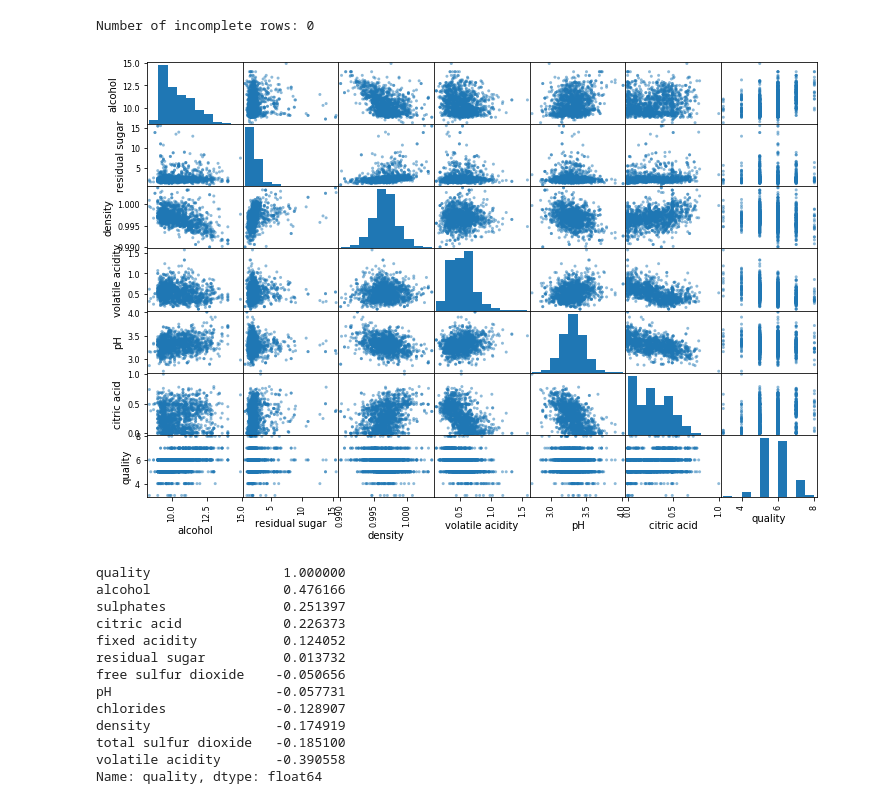
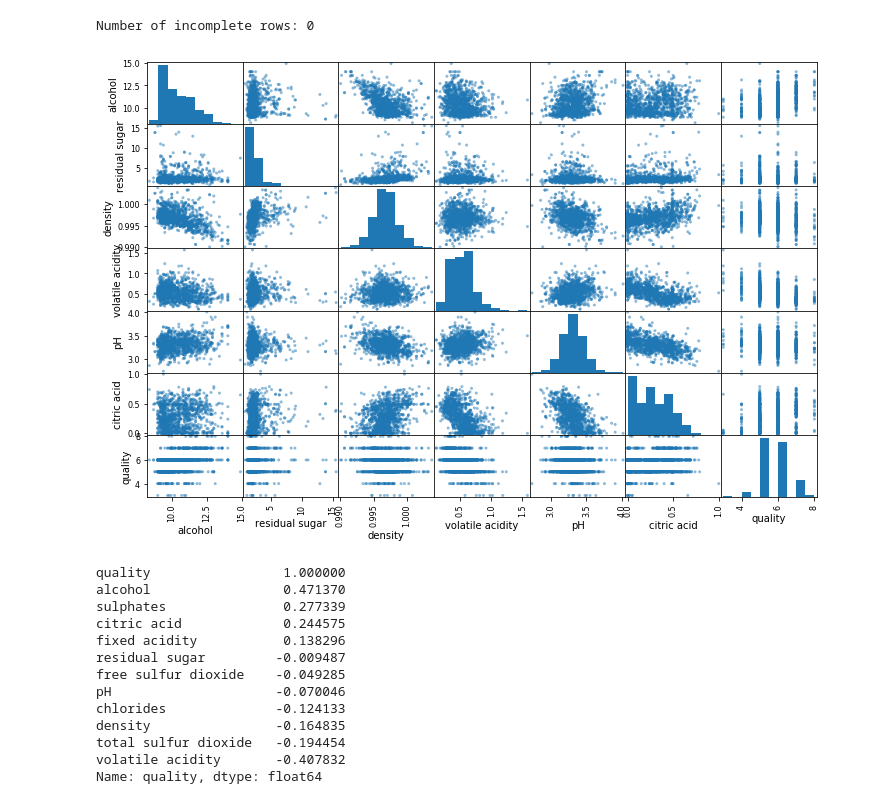
Before and after one commit to hankehly/red-wine-quality, a Jupyter notebook: red-wine-quality.ipynb, the cells around one changed output. Drawn from its saved outputs; the diff is of its cells as text; code cells hidden in the pictures.

```diff
--- a/red-wine-quality.ipynb
+++ b/red-wine-quality.ipynb
@@ -132,25 +135,25 @@ print('Number of incomplete rows: %s' % len(sample_incomplete_rows))
 Number of incomplete rows: 0
 # %%
 attrs = ['alcohol', 'residual sugar', 'density', 'volatile acidity', 'pH', 'citric acid', 'quality']
-pd.plotting.scatter_matrix(df[attrs], figsize=(12, 8))
+pd.plotting.scatter_matrix(df_train[attrs], figsize=(12, 8))
 plt.show()
 # %% [output]
-[figure, old version]
+[figure, new version]
 # %%
 # Study the correlations between attributes.
 # It appears alcohol positively correlates with quality, while volatile acidity negatively correlates with quality
-df.corr()['quality'].sort_values(ascending=False)
+df_train.corr()['quality'].sort_values(ascending=False)
 # %% [output]
 quality                 1.000000
-alcohol                 0.476166
-sulphates               0.251397
-citric acid             0.226373
-fixed acidity           0.124052
-residual sugar          0.013732
-free sulfur dioxide    -0.050656
-pH                     -0.057731
-chlorides              -0.128907
-density                -0.174919
-total sulfur dioxide   -0.185100
-volatile acidity       -0.390558
+alcohol                 0.471370
+sulphates               0.277339
+citric acid             0.244575
+fixed acidity           0.138296
+residual sugar         -0.009487
+free sulfur dioxide    -0.049285
+pH                     -0.070046
+chlorides              -0.124133
+density                -0.164835
+total sulfur dioxide   -0.194454
+volatile acidity       -0.407832
 Name: quality, dtype: float64
```
Also changed, not shown: parts of 7 cells of this notebook.
